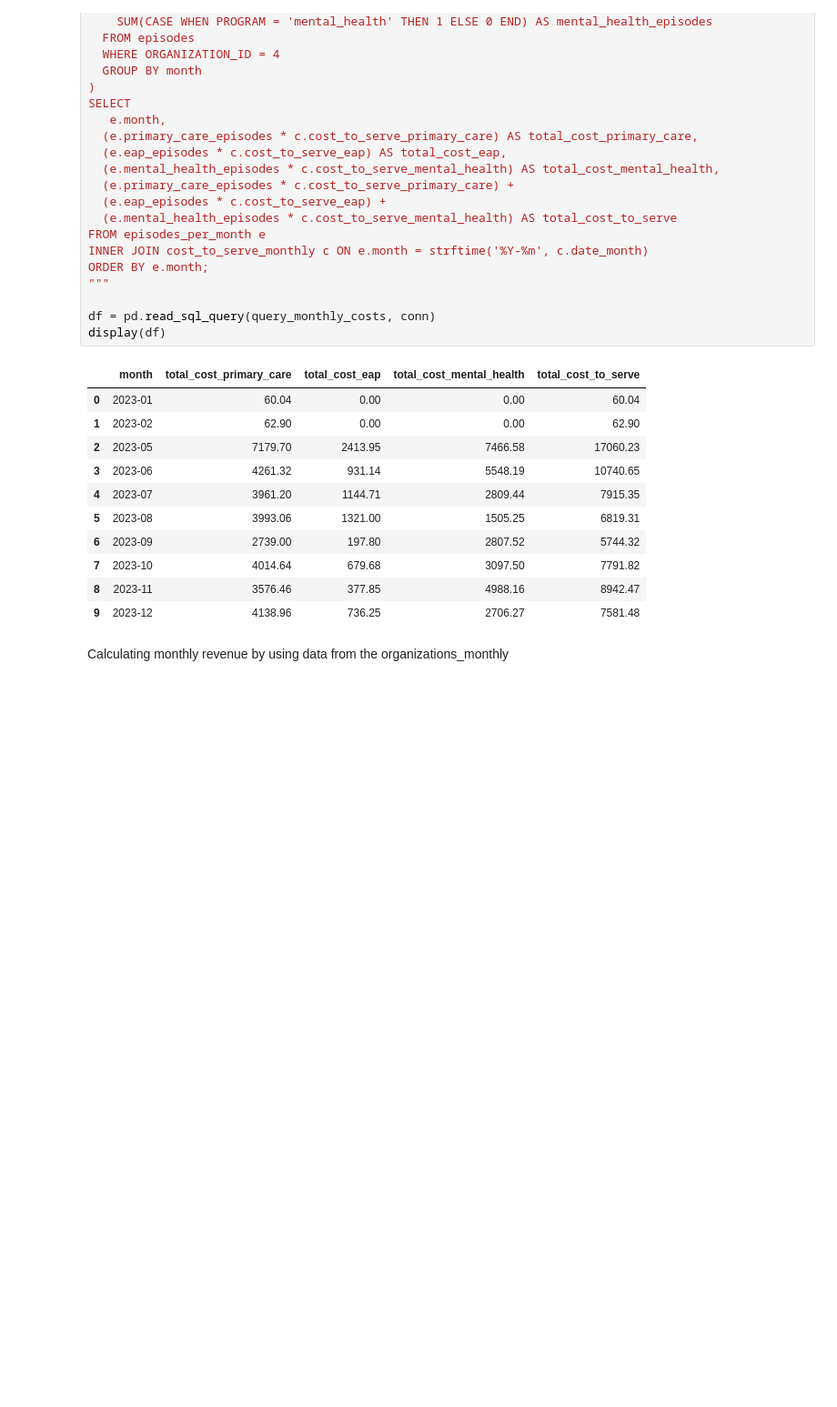
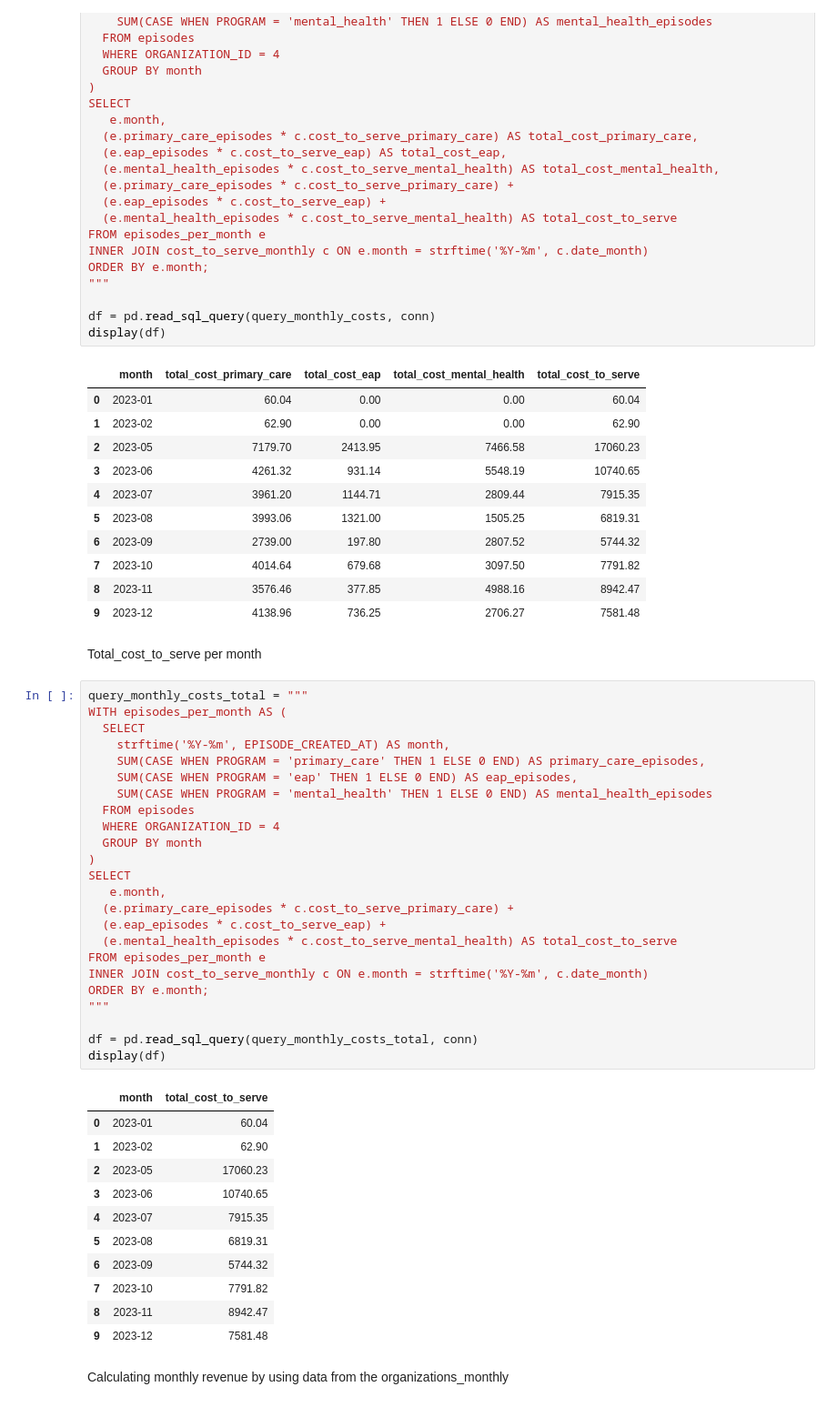
Before and after one commit to Marietagu/Dialogue-Data-Analysis, a Jupyter notebook: dunder_miflin_analysis.ipynb, the cells around one changed output. Shown at 91% size. Cells and saved outputs as stored; diff of their text form; blank space fills up the shorter version.

```diff
--- a/dunder_miflin_analysis.ipynb
+++ b/dunder_miflin_analysis.ipynb
@@ -341,6 +339,44 @@ display(df)
 | 7 | 2023-10 | 4014.64 | 679.68 | 3097.50 | 7791.82 |
 | 8 | 2023-11 | 3576.46 | 377.85 | 4988.16 | 8942.47 |
 | 9 | 2023-12 | 4138.96 | 736.25 | 2706.27 | 7581.48 |
+# %% [markdown]
+Total_cost_to_serve per month
+# %%
+query_monthly_costs_total = """
+WITH episodes_per_month AS (
+  SELECT
+    strftime('%Y-%m', EPISODE_CREATED_AT) AS month,
+    SUM(CASE WHEN PROGRAM = 'primary_care' THEN 1 ELSE 0 END) AS primary_care_episodes,
+    SUM(CASE WHEN PROGRAM = 'eap' THEN 1 ELSE 0 END) AS eap_episodes,
+    SUM(CASE WHEN PROGRAM = 'mental_health' THEN 1 ELSE 0 END) AS mental_health_episodes
+  FROM episodes
+  WHERE ORGANIZATION_ID = 4
+  GROUP BY month
+)
+SELECT
+   e.month,
+  (e.primary_care_episodes * c.cost_to_serve_primary_care) +
+  (e.eap_episodes * c.cost_to_serve_eap) +
+  (e.mental_health_episodes * c.cost_to_serve_mental_health) AS total_cost_to_serve
+FROM episodes_per_month e
+INNER JOIN cost_to_serve_monthly c ON e.month = strftime('%Y-%m', c.date_month)
+ORDER BY e.month;
+"""
+
+df = pd.read_sql_query(query_monthly_costs_total, conn)
+display(df)
+# %% [output]
+|  | month | total_cost_to_serve |
+| 0 | 2023-01 | 60.04 |
+| 1 | 2023-02 | 62.90 |
+| 2 | 2023-05 | 17060.23 |
+| 3 | 2023-06 | 10740.65 |
+| 4 | 2023-07 | 7915.35 |
+| 5 | 2023-08 | 6819.31 |
+| 6 | 2023-09 | 5744.32 |
+| 7 | 2023-10 | 7791.82 |
+| 8 | 2023-11 | 8942.47 |
+| 9 | 2023-12 | 7581.48 |
 # %% [markdown]
 Calculating monthly revenue by using data from the organizations_monthly
 # %%
```
Also changed, not shown: parts of 9 cells of this notebook, 5 other files.
